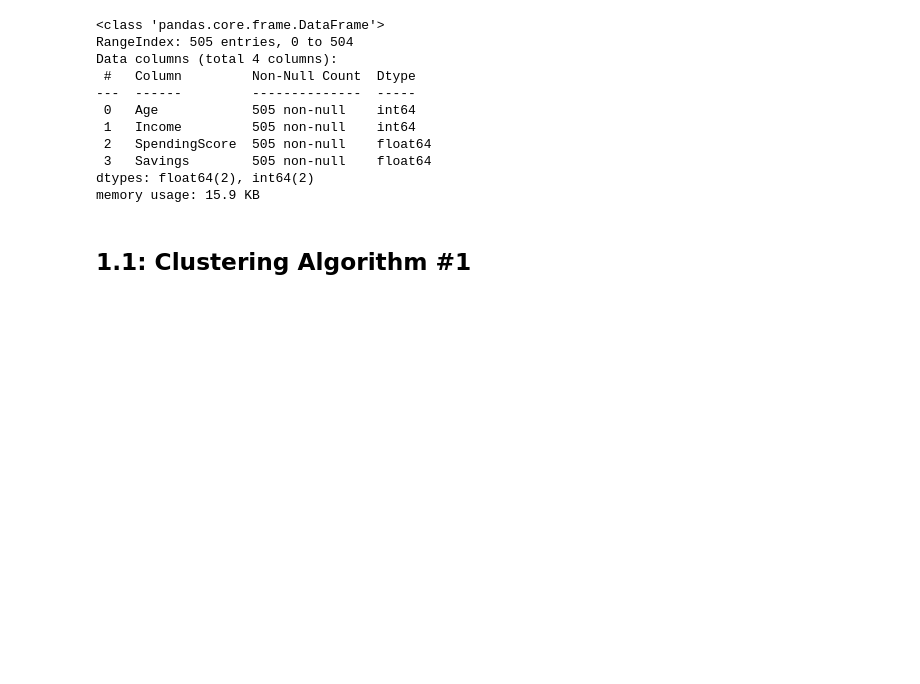
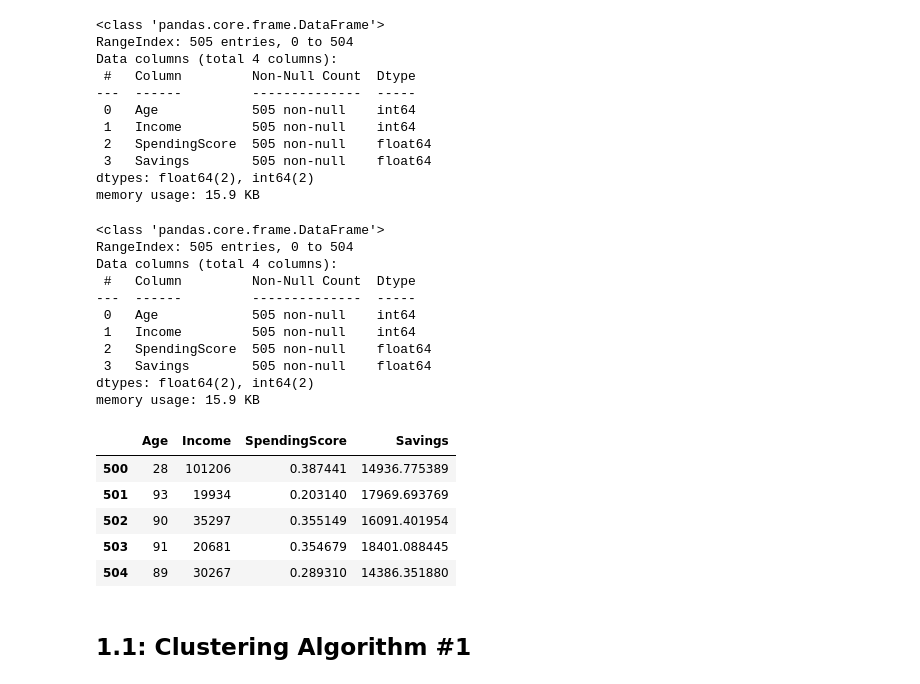
Before and after one commit to hellojohnkim/mmai869, a Jupyter notebook: 2024_869_JohnKim.ipynb, the cells around one changed output. Cells and saved outputs as stored; diff of their text form; code cells hidden in the pictures; blank space fills up the shorter version.

```diff
--- a/2024_869_JohnKim.ipynb
+++ b/2024_869_JohnKim.ipynb
@@ -125,5 +125,32 @@ Data columns (total 4 columns):
  3   Savings        505 non-null    float64
 dtypes: float64(2), int64(2)
 memory usage: 15.9 KB
+# %%
+## Data Exploration
+df1.describe()
+list(df1)
+df1.shape
+df1.info()
+df1.describe().transpose()
+df1.head(n=20)
+df1.tail()
+# %% [output]
+<class 'pandas.core.frame.DataFrame'>
+RangeIndex: 505 entries, 0 to 504
+Data columns (total 4 columns):
+ #   Column         Non-Null Count  Dtype
+---  ------         --------------  -----
+ 0   Age            505 non-null    int64
+ 1   Income         505 non-null    int64
+ 2   SpendingScore  505 non-null    float64
+ 3   Savings        505 non-null    float64
+dtypes: float64(2), int64(2)
+memory usage: 15.9 KB
+|  | Age | Income | SpendingScore | Savings |
+| 500 | 28 | 101206 | 0.387441 | 14936.775389 |
+| 501 | 93 | 19934 | 0.203140 | 17969.693769 |
+| 502 | 90 | 35297 | 0.355149 | 16091.401954 |
+| 503 | 91 | 20681 | 0.354679 | 18401.088445 |
+| 504 | 89 | 30267 | 0.289310 | 14386.351880 |
 # %% [markdown]
 ## 1.1: Clustering Algorithm #1
```
Also changed, not shown: parts of 7 cells of this notebook.
